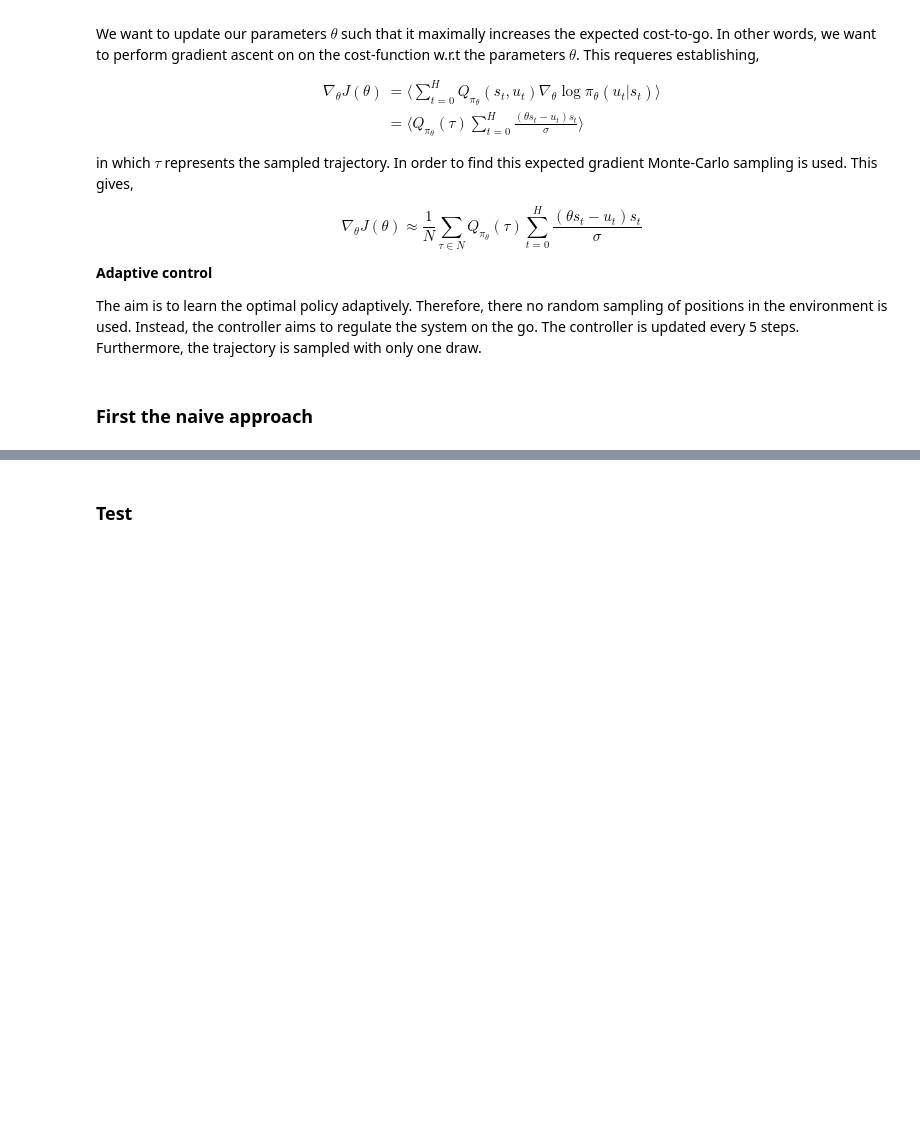
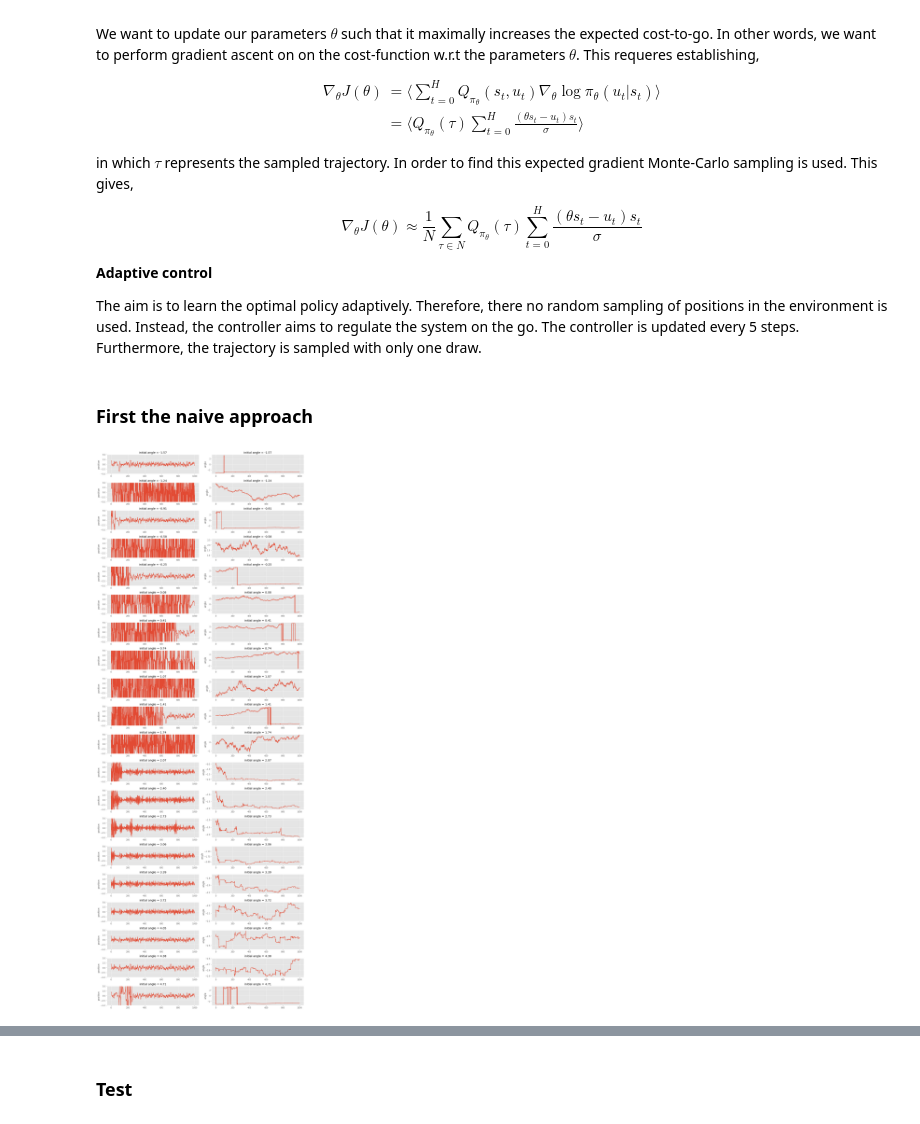
Before and after one commit to JopNiessen/DualControl, a Jupyter notebook: PolicyGradientMethods.ipynb, the cells around one changed output, grey strips where cells are left out. Drawn from its saved outputs; the diff is of its cells as text; code cells hidden in the pictures; blank space fills up the shorter version.

```diff
--- a/PolicyGradientMethods.ipynb
+++ b/PolicyGradientMethods.ipynb
@@ -58,4 +58,34 @@ in which $\tau$ represents the sampled trajectory. In order to find this expecte
 The aim is to learn the optimal policy adaptively. Therefore, there no random sampling of positions in the environment is used. Instead, the controller aims to regulate the system on the go. The controller is updated every 5 steps. Furthermore, the trajectory is sampled with only one draw.
 # %% [markdown]
 ### First the naive approach
+# %%
+key = jrandom.PRNGKey(5)
+fig, ax = plt.subplots(20, 2, figsize=(15, 40))
+
+for idx, phi in enumerate(np.linspace(-np.pi/2, np.pi*1.5, 20)):
+    # Initialize system
+    x0 = jnp.array([2, 0])
+    SDI = StochasticDoubleIntegrator(x0)
+
+    T = 1000
+    n_obs = 2
+
+    # Initialize controller
+    controller = linear_controller(key, (1, n_obs), eta=1e-3)
+    controller.params = jnp.array([[jnp.cos(phi), jnp.sin(phi)]])
+
+    # run environment
+    TH, X, U, C, L, P, M, controller = run_controlled_environment(key, controller, SDI, T, training_wheels=True, method='PolicyGradient')
+
+    ax[idx, 0].plot(TH, X[:, 0])
+    ax[idx, 0].set_ylabel('position')
+    ax[idx, 0].set_ylim([-5, 5])
+    ax[idx, 1].plot(TH, P)
+    ax[idx, 1].set_ylabel('angle')
+    ax[idx, 0].set_title('initial angle = {:.2f}'.format(phi))
+    ax[idx, 1].set_title('initial angle = {:.2f}'.format(phi))
+plt.tight_layout()
+plt.show()
+# %% [output]
+[figure, added]
 # %%
```
Also changed, not shown: parts of 3 cells of this notebook, 7 other files.
